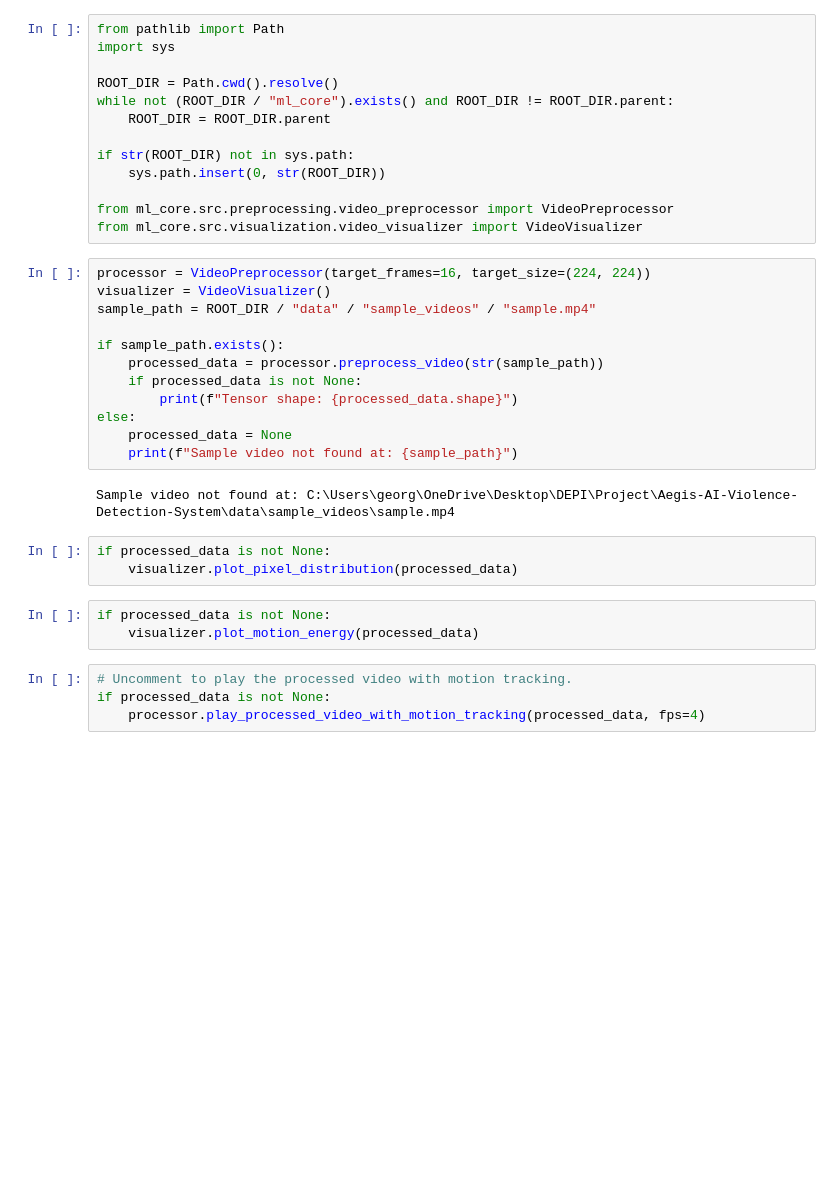
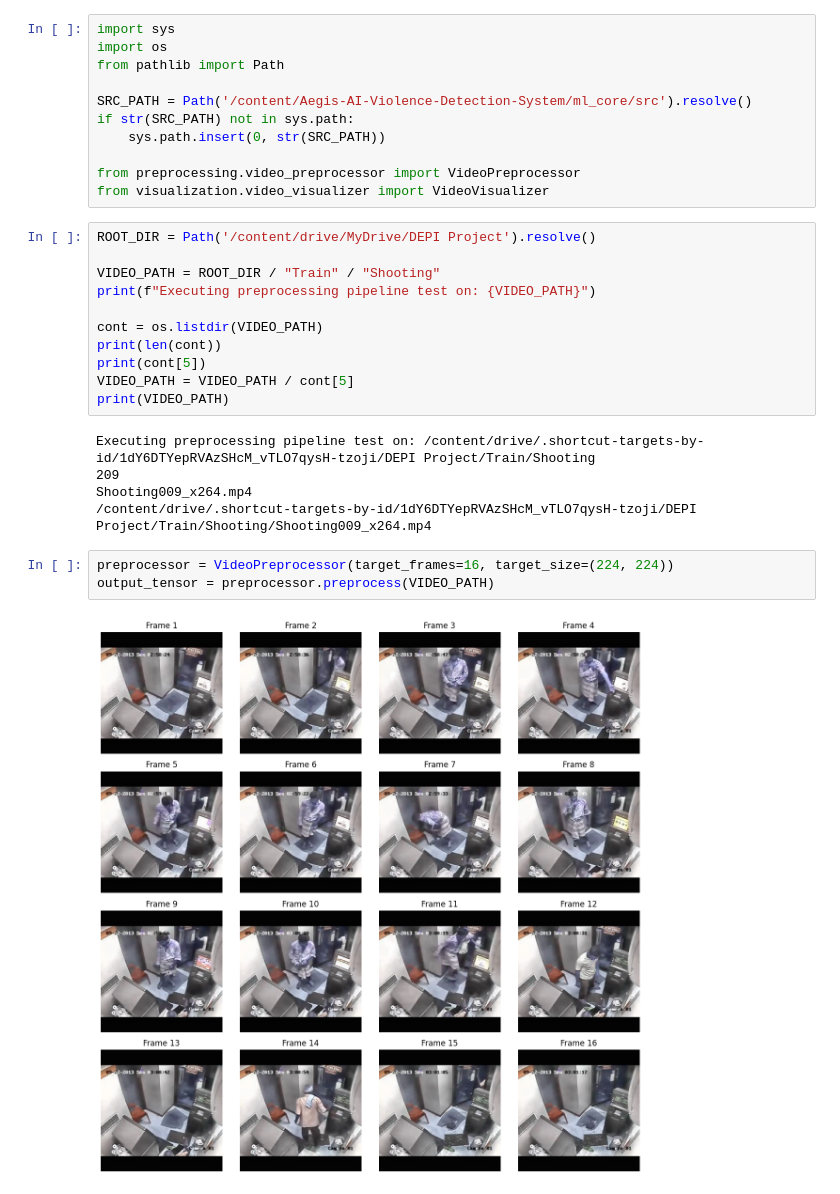
Before and after one commit to George-Malak/Aegis-AI-Violence-Detection-System, a Jupyter notebook: notebooks/01_data_preprocessing.ipynb, the cells around one changed output. Saved outputs shown, nothing was run; the diff lists cells and outputs as text; blank space fills up the shorter version.

Commit message:
Finish Preprocessing Note

```diff
--- a/notebooks/01_data_preprocessing.ipynb
+++ b/notebooks/01_data_preprocessing.ipynb
@@ -16,37 +16,32 @@ MessageError: Error: credential propagation was unsuccessful
 # %%
+import sys
+import os
 from pathlib import Path
-import sys
 
-ROOT_DIR = Path.cwd().resolve()
-while not (ROOT_DIR / "ml_core").exists() and ROOT_DIR != ROOT_DIR.parent:
-    ROOT_DIR = ROOT_DIR.parent
+SRC_PATH = Path('/content/Aegis-AI-Violence-Detection-System/ml_core/src').resolve()
+if str(SRC_PATH) not in sys.path:
+    sys.path.insert(0, str(SRC_PATH))
 
-if str(ROOT_DIR) not in sys.path:
-    sys.path.insert(0, str(ROOT_DIR))
-
-from ml_core.src.preprocessing.video_preprocessor import VideoPreprocessor
-from ml_core.src.visualization.video_visualizer import VideoVisualizer
+from preprocessing.video_preprocessor import VideoPreprocessor
+from visualization.video_visualizer import VideoVisualizer
 # %%
-processor = VideoPreprocessor(target_frames=16, target_size=(224, 224))
-visualizer = VideoVisualizer()
-sample_path = ROOT_DIR / "data" / "sample_videos" / "sample.mp4"
+ROOT_DIR = Path('/content/drive/MyDrive/DEPI Project').resolve()
 
-if sample_path.exists():
-    processed_data = processor.preprocess_video(str(sample_path))
-    if processed_data is not None:
-        print(f"Tensor shape: {processed_data.shape}")
-else:
-    processed_data = None
-    print(f"Sample video not found at: {sample_path}")
+VIDEO_PATH = ROOT_DIR / "Train" / "Shooting"
+print(f"Executing preprocessing pipeline test on: {VIDEO_PATH}")
+
+cont = os.listdir(VIDEO_PATH)
+print(len(cont))
+print(cont[5])
+VIDEO_PATH = VIDEO_PATH / cont[5]
+print(VIDEO_PATH)
 # %% [output]
-Sample video not found at: C:\Users\georg\OneDrive\Desktop\DEPI\Project\Aegis-AI-Violence-Detection-System\data\sample_videos\sample.mp4
+Executing preprocessing pipeline test on: /content/drive/.shortcut-targets-by-id/1dY6DTYepRVAzSHcM_vTLO7qysH-tzoji/DEPI Project/Train/Shooting
+209
+Shooting009_x264.mp4
+/content/drive/.shortcut-targets-by-id/1dY6DTYepRVAzSHcM_vTLO7qysH-tzoji/DEPI Project/Train/Shooting/Shooting009_x264.mp4
-# %%
-if processed_data is not None:
-    visualizer.plot_pixel_distribution(processed_data)
-# %%
-if processed_data is not None:
-    visualizer.plot_motion_energy(processed_data)
-# %%
-# Uncomment to play the processed video with motion tracking.
-if processed_data is not None:
-    processor.play_processed_video_with_motion_tracking(processed_data, fps=4)
+# %%
+preprocessor = VideoPreprocessor(target_frames=16, target_size=(224, 224))
+output_tensor = preprocessor.preprocess(VIDEO_PATH)
+# %% [output]
+[figure, added]
```
Also changed, not shown: parts of 4 cells of this notebook.
